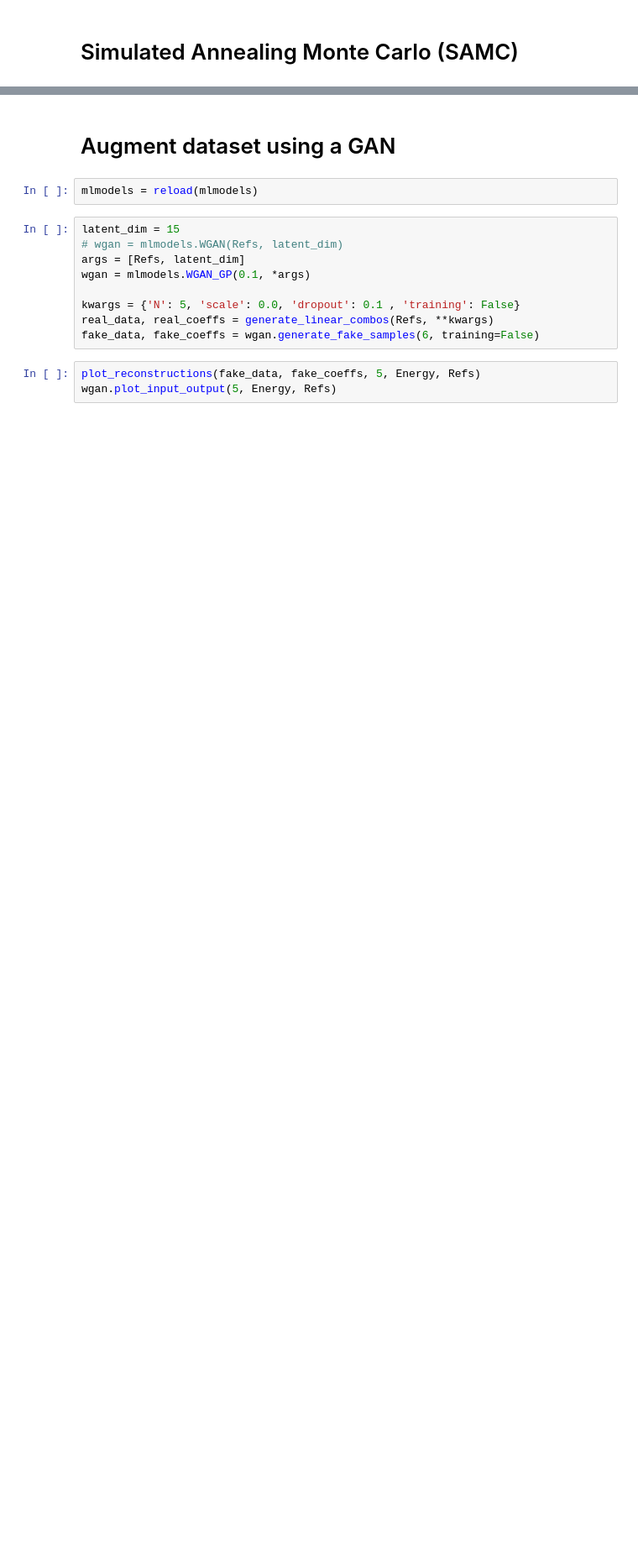
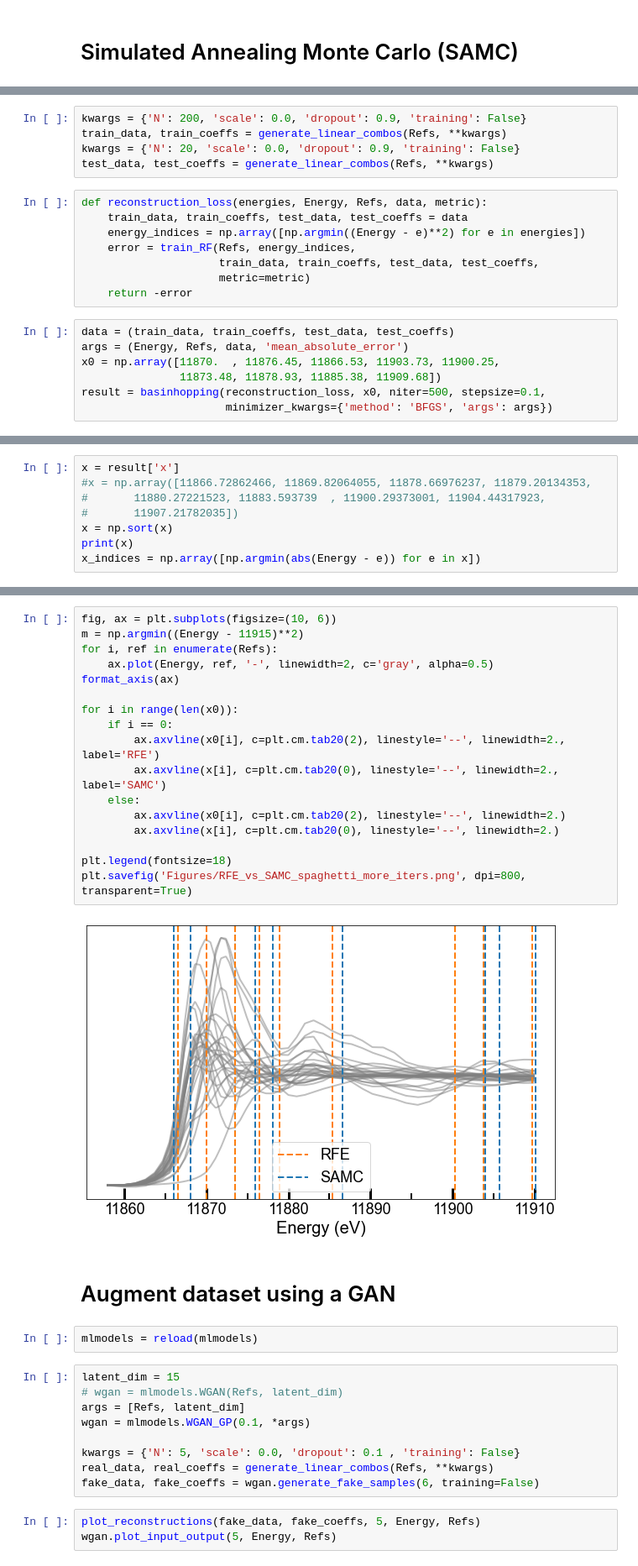
Before and after one commit to stetef/Energy-Point-Selection, a Jupyter notebook: Visualization.ipynb, the cells around one changed output, grey strips where cells are left out. Shown at 84% size. Cells and saved outputs as stored; diff of their text form; blank space fills up the shorter version.

```diff
--- a/Visualization.ipynb
+++ b/Visualization.ipynb
@@ -307,0 +321,20 @@ plt.savefig('Figures/enumeration_contour.png', dpi=800, transparent=True)
+# %%
+kwargs = {'N': 200, 'scale': 0.0, 'dropout': 0.9, 'training': False}
+train_data, train_coeffs = generate_linear_combos(Refs, **kwargs)
+kwargs = {'N': 20, 'scale': 0.0, 'dropout': 0.9, 'training': False}
+test_data, test_coeffs = generate_linear_combos(Refs, **kwargs)
+# %%
+def reconstruction_loss(energies, Energy, Refs, data, metric):
+    train_data, train_coeffs, test_data, test_coeffs = data
+    energy_indices = np.array([np.argmin((Energy - e)**2) for e in energies])
+    error = train_RF(Refs, energy_indices,
+                     train_data, train_coeffs, test_data, test_coeffs,
+                     metric=metric)
+    return -error
+# %%
+data = (train_data, train_coeffs, test_data, test_coeffs)
+args = (Energy, Refs, data, 'mean_absolute_error')
+x0 = np.array([11870.  , 11876.45, 11866.53, 11903.73, 11900.25,
+               11873.48, 11878.93, 11885.38, 11909.68])
+result = basinhopping(reconstruction_loss, x0, niter=500, stepsize=0.1,
+                      minimizer_kwargs={'method': 'BFGS', 'args': args})
@@ -307,0 +361,8 @@ plt.savefig('Figures/enumeration_contour.png', dpi=800, transparent=True)
+# %%
+x = result['x']
+#x = np.array([11866.72862466, 11869.82064055, 11878.66976237, 11879.20134353,
+#       11880.27221523, 11883.593739  , 11900.29373001, 11904.44317923,
+#       11907.21782035])
+x = np.sort(x)
+print(x)
+x_indices = np.array([np.argmin(abs(Energy - e)) for e in x])
@@ -308,3 +391,22 @@ plt.savefig('Figures/enumeration_contour.png', dpi=800, transparent=True)
+# %%
+fig, ax = plt.subplots(figsize=(10, 6))
+m = np.argmin((Energy - 11915)**2)
+for i, ref in enumerate(Refs):
+    ax.plot(Energy, ref, '-', linewidth=2, c='gray', alpha=0.5)
+format_axis(ax)
+
+for i in range(len(x0)):
+    if i == 0:
+        ax.axvline(x0[i], c=plt.cm.tab20(2), linestyle='--', linewidth=2., label='RFE')
+        ax.axvline(x[i], c=plt.cm.tab20(0), linestyle='--', linewidth=2., label='SAMC')
+    else:
+        ax.axvline(x0[i], c=plt.cm.tab20(2), linestyle='--', linewidth=2.)
+        ax.axvline(x[i], c=plt.cm.tab20(0), linestyle='--', linewidth=2.)
+
+plt.legend(fontsize=18)
+plt.savefig('Figures/RFE_vs_SAMC_spaghetti_more_iters.png', dpi=800, transparent=True)
+# %% [output]
+[figure, added]
 # %% [markdown]
 # Augment dataset using a GAN
 # %%
```
Also changed, not shown: parts of 14 cells of this notebook, 6 other files.
